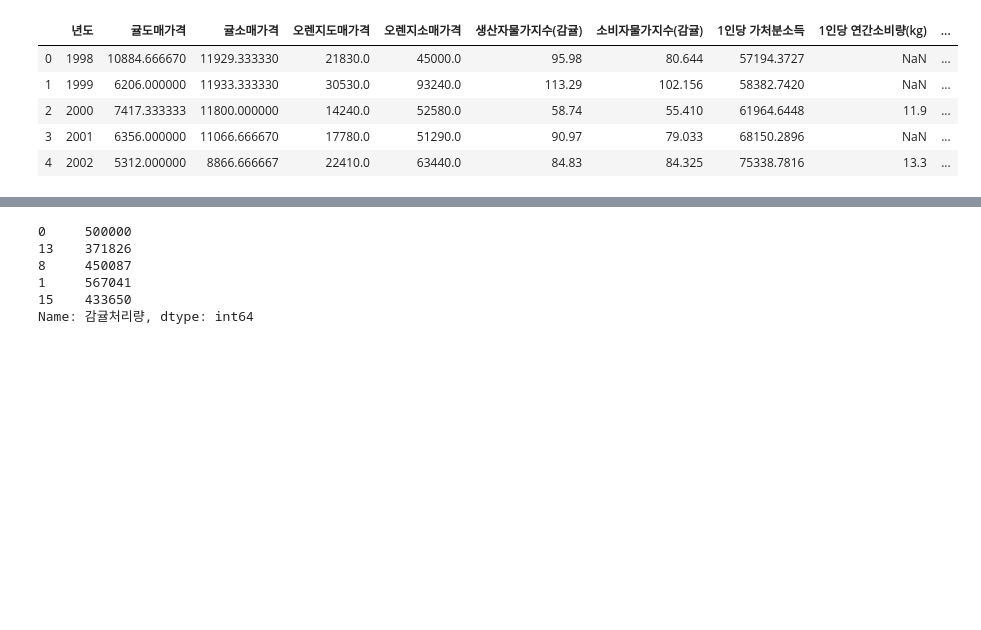
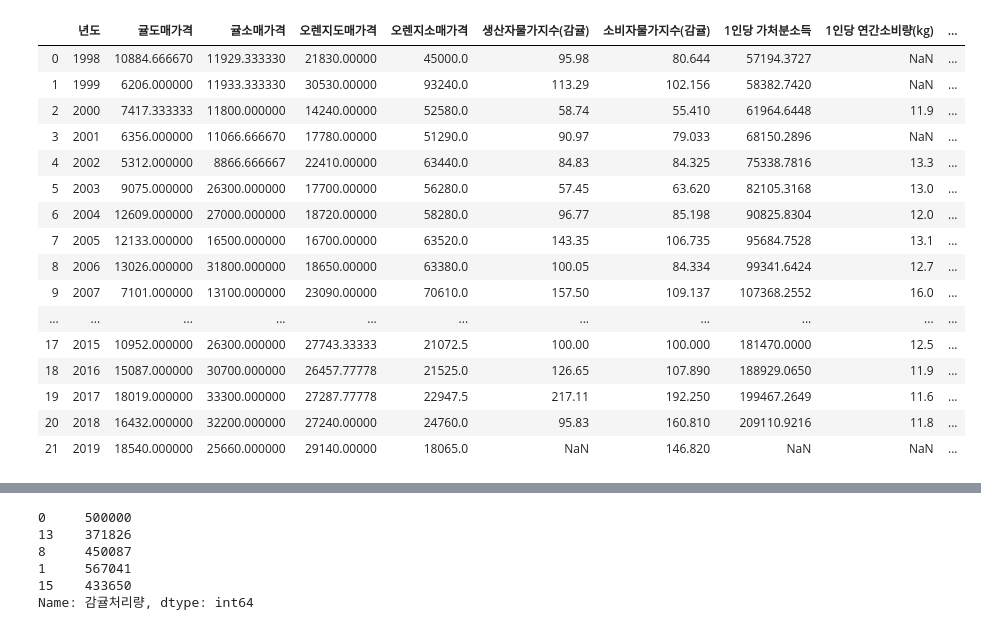
Before and after one commit to Joonyeong97/Python_study, a Jupyter notebook: Python/script/1_project/1_project2.ipynb, the cells around one changed output, grey strips where cells are left out. Saved outputs shown, nothing was run; the diff lists cells and outputs as text; code cells hidden in the pictures; blank space fills up the shorter version.

```diff
--- a/Python/script/1_project/1_project2.ipynb
+++ b/Python/script/1_project/1_project2.ipynb
@@ -15,12 +16,22 @@ from sklearn.neighbors import KNeighborsClassifier
 from sklearn.tree import DecisionTreeClassifier
 # %%
 project = pd.read_csv('predict_consume_최종.csv', encoding='euc-kr')
+project
+# %% [output]
+|  | 년도 | 귤도매가격 | 귤소매가격 | 오렌지도매가격 | 오렌지소매가격 | 생산자물가지수(감귤) | 소비자물가지수(감귤) | 1인당 가처분소득 | 1인당 연간소비량(kg) | ... |
+| 0 | 1998 | 10884.666670 | 11929.333330 | 21830.00000 | 45000.0 | 95.98 | 80.644 | 57194.3727 | NaN | ... |
+| 1 | 1999 | 6206.000000 | 11933.333330 | 30530.00000 | 93240.0 | 113.29 | 102.156 | 58382.7420 | NaN | ... |
+| 2 | 2000 | 7417.333333 | 11800.000000 | 14240.00000 | 52580.0 | 58.74 | 55.410 | 61964.6448 | 11.9 | ... |
+| 3 | 2001 | 6356.000000 | 11066.666670 | 17780.00000 | 51290.0 | 90.97 | 79.033 | 68150.2896 | NaN | ... |
+| 4 | 2002 | 5312.000000 | 8866.666667 | 22410.00000 | 63440.0 | 84.83 | 84.325 | 75338.7816 | 13.3 | ... |
+| 5 | 2003 | 9075.000000 | 26300.000000 | 17700.00000 | 56280.0 | 57.45 | 63.620 | 82105.3168 | 13.0 | ... |
+| 6 | 2004 | 12609.000000 | 27000.000000 | 18720.00000 | 58280.0 | 96.77 | 85.198 | 90825.8304 | 12.0 | ... |
+| 7 | 2005 | 12133.000000 | 16500.000000 | 16700.00000 | 63520.0 | 143.35 | 106.735 | 95684.7528 | 13.1 | ... |
+| 8 | 2006 | 13026.000000 | 31800.000000 | 18650.00000 | 63380.0 | 100.05 | 84.334 | 99341.6424 | 12.7 | ... |
+| 9 | 2007 | 7101.000000 | 13100.000000 | 23090.00000 | 70610.0 | 157.50 | 109.137 | 107368.2552 | 16.0 | ... |
+| ... | ... | ... | ... | ... | ... | ... | ... | ... | ... | ... |
+| 17 | 2015 | 10952.000000 | 26300.000000 | 27743.33333 | 21072.5 | 100.00 | 100.000 | 181470.0000 | 12.5 | ... |
+| 18 | 2016 | 15087.000000 | 30700.000000 | 26457.77778 | 21525.0 | 126.65 | 107.890 | 188929.0650 | 11.9 | ... |
+| 19 | 2017 | 18019.000000 | 33300.000000 | 27287.77778 | 22947.5 | 217.11 | 192.250 | 199467.2649 | 11.6 | ... |
+| 20 | 2018 | 16432.000000 | 32200.000000 | 27240.00000 | 24760.0 | 95.83 | 160.810 | 209110.9216 | 11.8 | ... |
+| 21 | 2019 | 18540.000000 | 25660.000000 | 29140.00000 | 18065.0 | NaN | 146.820 | NaN | NaN | ... |
-# %%
-project.head()
-# %% [output]
-|  | 년도 | 귤도매가격 | 귤소매가격 | 오렌지도매가격 | 오렌지소매가격 | 생산자물가지수(감귤) | 소비자물가지수(감귤) | 1인당 가처분소득 | 1인당 연간소비량(kg) | ... |
-| 0 | 1998 | 10884.666670 | 11929.333330 | 21830.0 | 45000.0 | 95.98 | 80.644 | 57194.3727 | NaN | ... |
-| 1 | 1999 | 6206.000000 | 11933.333330 | 30530.0 | 93240.0 | 113.29 | 102.156 | 58382.7420 | NaN | ... |
-| 2 | 2000 | 7417.333333 | 11800.000000 | 14240.0 | 52580.0 | 58.74 | 55.410 | 61964.6448 | 11.9 | ... |
-| 3 | 2001 | 6356.000000 | 11066.666670 | 17780.0 | 51290.0 | 90.97 | 79.033 | 68150.2896 | NaN | ... |
-| 4 | 2002 | 5312.000000 | 8866.666667 | 22410.0 | 63440.0 | 84.83 | 84.325 | 75338.7816 | 13.3 | ... |
```
Also changed, not shown: parts of 25 cells of this notebook, 1 other file.
